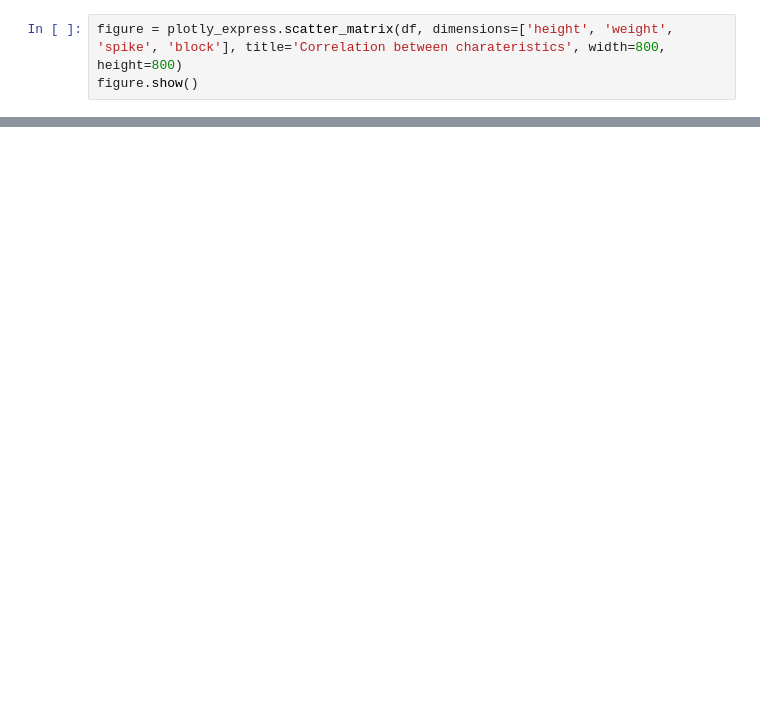
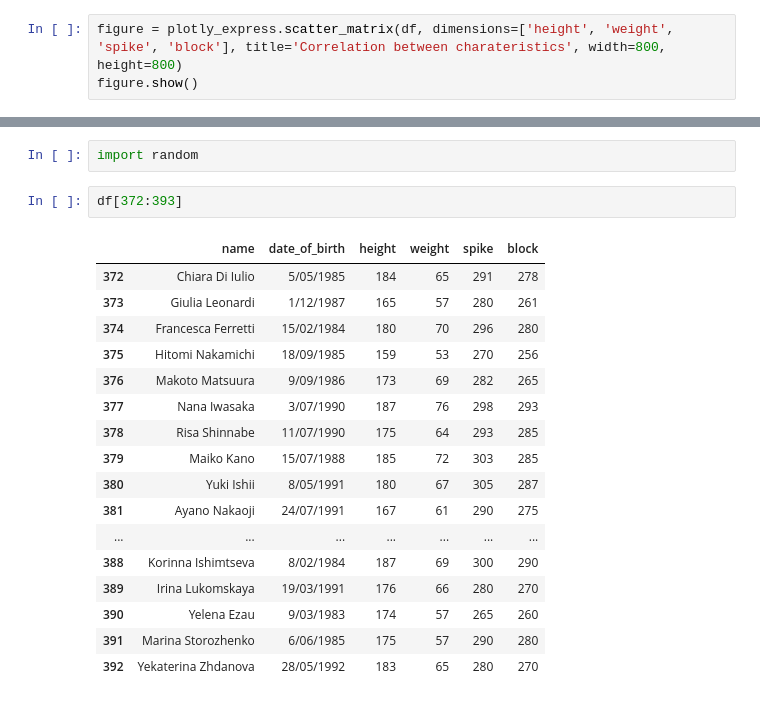
Before and after one commit to Zadigo/women_volleyball_dataset, a Jupyter notebook: analysis.ipynb, the cells around one changed output, grey strips where cells are left out. Cells and saved outputs as stored; diff of their text form; blank space fills up the shorter version.

```diff
--- a/analysis.ipynb
+++ b/analysis.ipynb
@@ -56,0 +55,22 @@ ValueError: Grouper for 'height' not 1-dimensional
+# %%
+import random
+# %%
+df[372:393]
+# %% [output]
+|  | name | date_of_birth | height | weight | spike | block |
+| 372 | Chiara Di Iulio | 5/05/1985 | 184 | 65 | 291 | 278 |
+| 373 | Giulia Leonardi | 1/12/1987 | 165 | 57 | 280 | 261 |
+| 374 | Francesca Ferretti | 15/02/1984 | 180 | 70 | 296 | 280 |
+| 375 | Hitomi Nakamichi | 18/09/1985 | 159 | 53 | 270 | 256 |
+| 376 | Makoto Matsuura | 9/09/1986 | 173 | 69 | 282 | 265 |
+| 377 | Nana Iwasaka | 3/07/1990 | 187 | 76 | 298 | 293 |
+| 378 | Risa Shinnabe | 11/07/1990 | 175 | 64 | 293 | 285 |
+| 379 | Maiko Kano | 15/07/1988 | 185 | 72 | 303 | 285 |
+| 380 | Yuki Ishii | 8/05/1991 | 180 | 67 | 305 | 287 |
+| 381 | Ayano Nakaoji | 24/07/1991 | 167 | 61 | 290 | 275 |
+| ... | ... | ... | ... | ... | ... | ... |
+| 388 | Korinna Ishimtseva | 8/02/1984 | 187 | 69 | 300 | 290 |
+| 389 | Irina Lukomskaya | 19/03/1991 | 176 | 66 | 280 | 270 |
+| 390 | Yelena Ezau | 9/03/1983 | 174 | 57 | 265 | 260 |
+| 391 | Marina Storozhenko | 6/06/1985 | 175 | 57 | 290 | 280 |
+| 392 | Yekaterina Zhdanova | 28/05/1992 | 183 | 65 | 280 | 270 |
```
Also changed, not shown: parts of 8 cells of this notebook, 46 other files.
